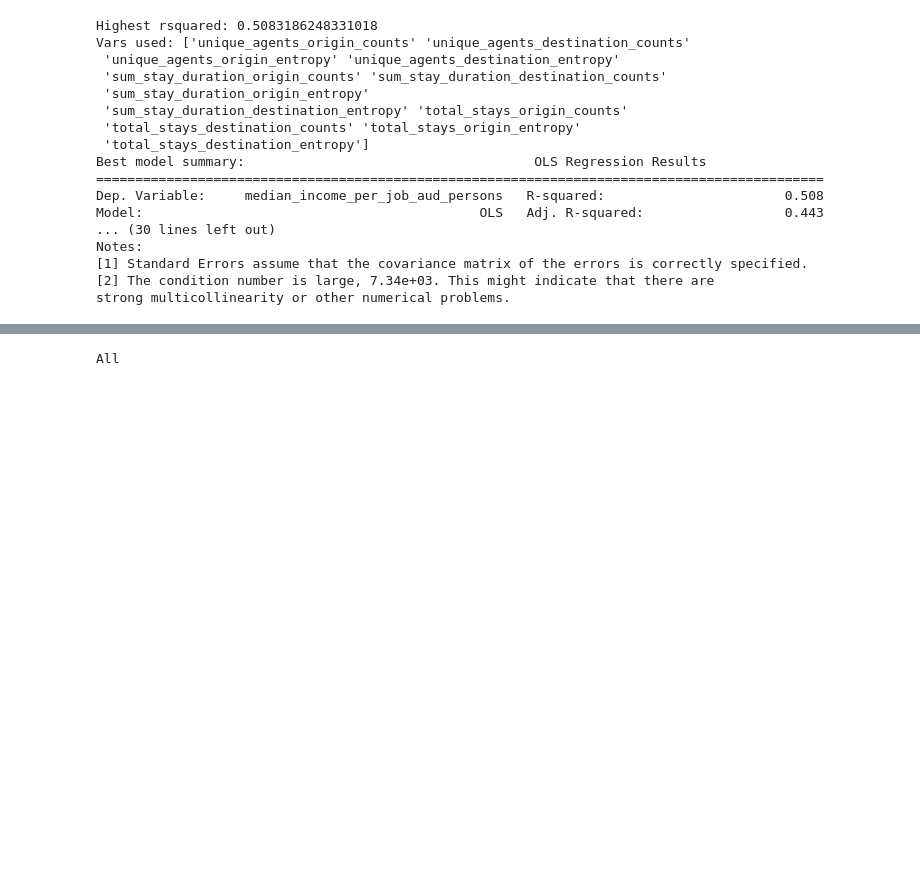
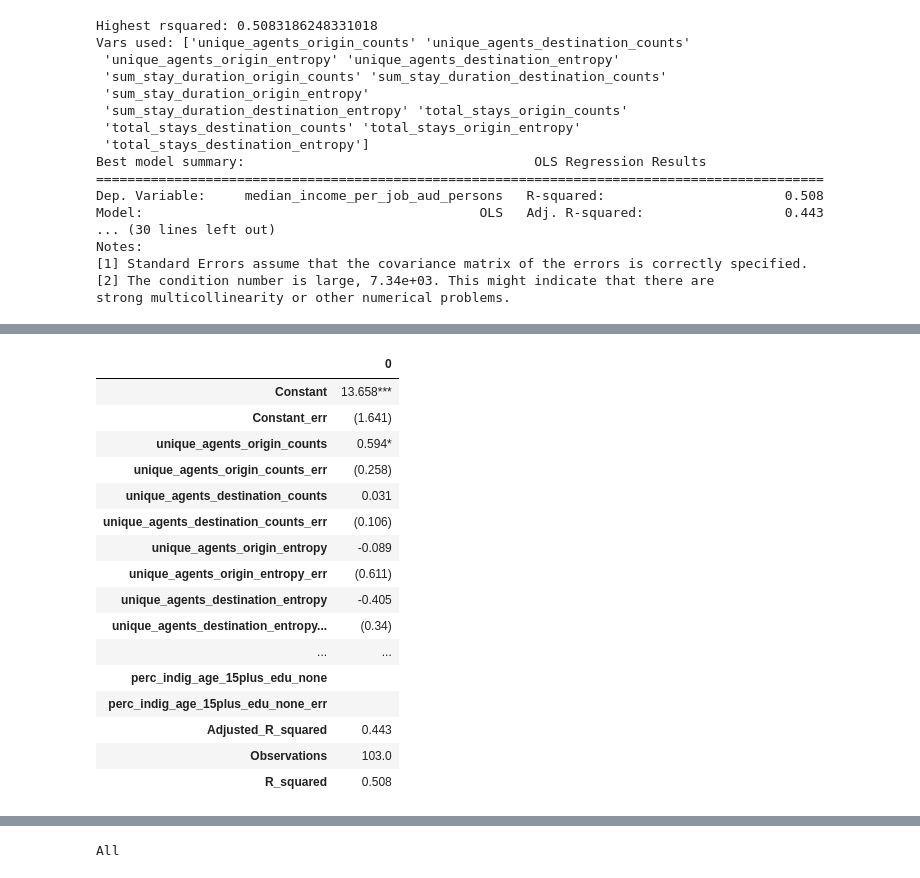
Before and after one commit to cjsyzwsh/South_Australia_Transport_Econ, a Jupyter notebook: notebooks/jason/4_models-degree.ipynb, the cells around one changed output, grey strips where cells are left out. Cells and saved outputs as stored; diff of their text form; code cells hidden in the pictures; blank space fills up the shorter version.

```diff
--- a/notebooks/jason/4_models-degree.ipynb
+++ b/notebooks/jason/4_models-degree.ipynb
@@ -1035 +995,24 @@ table1.T.head(100)
+# %%
+table3 = latex_table(all_vars,models)
+# %%
+pd.options.display.max_rows = 999
+table3.T.head(300)
+# %% [output]
+|  | 0 |
+| Constant | 13.658*** |
+| Constant_err | (1.641) |
+| unique_agents_origin_counts | 0.594* |
+| unique_agents_origin_counts_err | (0.258) |
+| unique_agents_destination_counts | 0.031 |
+| unique_agents_destination_counts_err | (0.106) |
+| unique_agents_origin_entropy | -0.089 |
+| unique_agents_origin_entropy_err | (0.611) |
+| unique_agents_destination_entropy | -0.405 |
+| unique_agents_destination_entropy... | (0.34) |
+| ... | ... |
+| perc_indig_age_15plus_edu_none |  |
+| perc_indig_age_15plus_edu_none_err |  |
+| Adjusted_R_squared | 0.443 |
+| Observations | 103.0 |
+| R_squared | 0.508 |
 # %%
```
Also changed, not shown: parts of 17 cells of this notebook, 3 other files.
